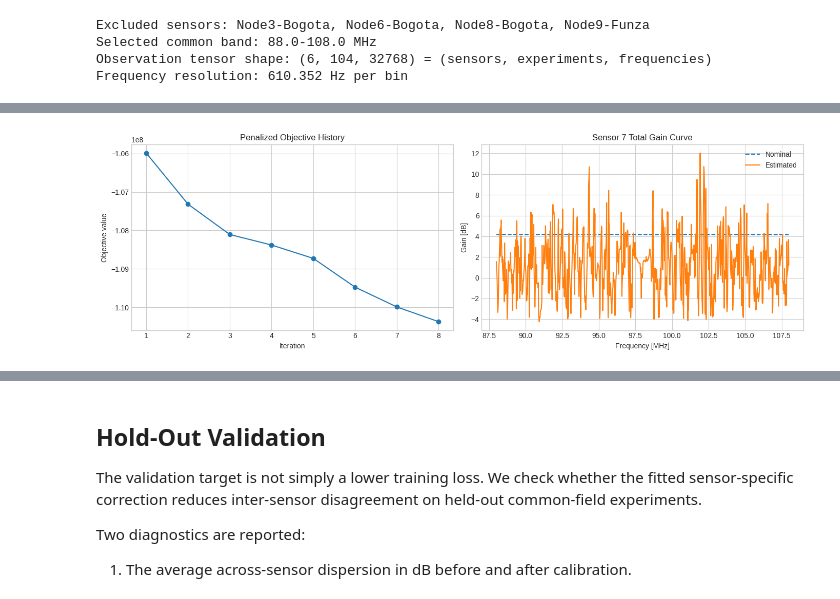
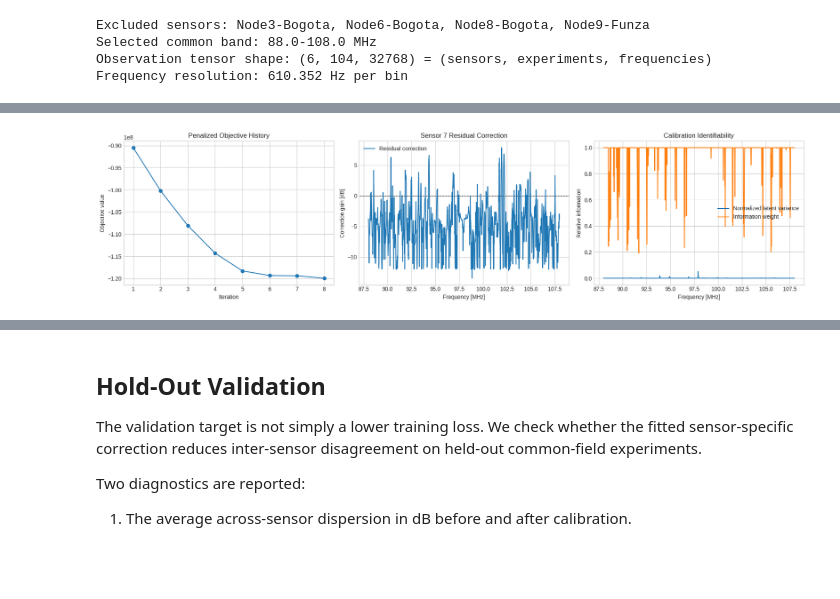
Before and after one commit to AlmondSund/MeasurementCalibration, a Jupyter notebook: notebooks/calibration.ipynb, the cells around one changed output, grey strips where cells are left out. Drawn from its saved outputs; the diff is of its cells as text; code cells hidden in the pictures; blank space fills up the shorter version.

```diff
--- a/notebooks/calibration.ipynb
+++ b/notebooks/calibration.ipynb
@@ -30,7 +31,8 @@ from IPython.display import display
 def resolve_repo_root() -> Path:
     """Return the repository root regardless of the notebook launch directory."""
 
-    candidates = [Path.cwd().resolve(), Path.cwd().resolve().parent]
+    current = Path.cwd().resolve()
+    candidates = [current, *current.parents]
     for candidate in candidates:
         if (candidate / "measurement_calibration").exists() and (
             candidate / "data"
@@ -47,7 +49,7 @@ if str(REPO_ROOT) not in sys.path:
 
 # Reload the local calibration module so rerunning this cell picks up
 # edited function signatures without requiring a kernel restart.
-import measurement_calibration.spectral_calibration as spectral_calibration_module
+import measurement_calibration.spectral_calibration as spectral_calibration_module  # noqa: E402
 
 spectral_calibration_module = importlib.reload(spectral_calibration_module)
 apply_deployed_calibration = spectral_calibration_module.apply_deployed_calibration
@@ -56,6 +58,18 @@ fit_spectral_calibration = spectral_calibration_module.fit_spectral_calibration
 load_calibration_dataset = spectral_calibration_module.load_calibration_dataset
 make_holdout_split = spectral_calibration_module.make_holdout_split
 power_linear_to_db = spectral_calibration_module.power_linear_to_db
+
+
+def power_linear_to_plot_db(
+    power_linear: np.ndarray,
+    floor_power: float = 1.0e-18,
+) -> np.ndarray:
+    """Convert linear power to dB with a plotting floor below the solver floor."""
+
+    return 10.0 * np.log10(
+        np.clip(np.asarray(power_linear, dtype=np.float64), floor_power, None)
+    )
+
 
 plt.style.use("seaborn-v0_8-whitegrid")
 pd.options.display.float_format = "{:.3f}".format
@@ -196,34 +237,52 @@ display(fit_summary)
 # %%
 plot_stride = max(1, dataset.frequency_hz.size // 1024)
 freq_mhz = dataset.frequency_hz[::plot_stride] / 1e6
+normalized_latent_variation = result.latent_variation_power2 / np.clip(
+    np.max(result.latent_variation_power2),
+    1.0e-18,
+    None,
+)
 
-fig, axes = plt.subplots(1, 2, figsize=(14, 4.5))
+fig, axes = plt.subplots(1, 3, figsize=(18, 4.5))
 axes[0].plot(
     np.arange(1, result.objective_history.size + 1),
     result.objective_history,
     marker="o",
 )
 axes[0].set_title("Penalized Objective History")
 axes[0].set_xlabel("Iteration")
 axes[0].set_ylabel("Objective value")
 
 reliable_sensor_index = dataset.sensor_ids.index("Node7-Bogota")
+axes[1].axhline(0.0, color="black", linestyle=":", linewidth=0.9)
 axes[1].plot(
     freq_mhz,
-    power_linear_to_db(result.nominal_gain_power[reliable_sensor_index, ::plot_stride]),
-    linestyle="--",
-    label="Nominal",
+    power_linear_to_plot_db(
+        result.correction_gain_power[reliable_sensor_index, ::plot_stride]
+    ),
+    label="Residual correction",
 )
-axes[1].plot(
+axes[1].set_title("Sensor 7 Residual Correction")
+axes[1].set_xlabel("Frequency [MHz]")
+axes[1].set_ylabel("Correction gain [dB]")
+axes[1].legend()
+
+axes[2].plot(
     freq_mhz,
-    power_linear_to_db(result.gain_power[reliable_sensor_index, ::plot_stride]),
-    label="Estimated",
+    normalized_latent_variation[::plot_stride],
+    label="Normalized latent variance",
 )
-axes[1].set_title("Sensor 7 Total Gain Curve")
-axes[1].set_xlabel("Frequency [MHz]")
-axes[1].set_ylabel("Gain [dB]")
-axes[1].legend()
+axes[2].plot(
+    freq_mhz,
+    result.information_weight[::plot_stride],
+    label="Information weight",
+)
+axes[2].set_title("Calibration Identifiability")
+axes[2].set_xlabel("Frequency [MHz]")
+axes[2].set_ylabel("Relative information")
+axes[2].set_ylim(-0.05, 1.05)
+axes[2].legend()
 plt.tight_layout()
 # %% [output]
-[figure, old version]
+[figure, new version]
 # %%
```
Also changed, not shown: parts of 6 cells of this notebook, 2 other files.
